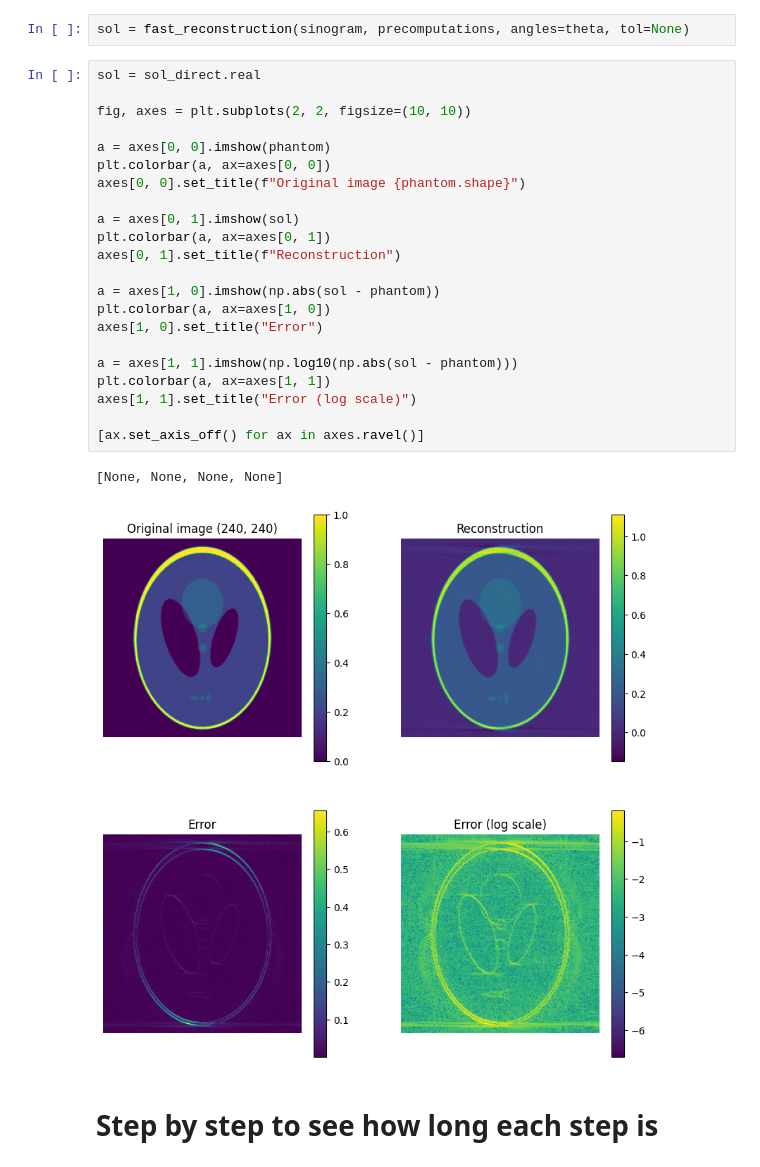
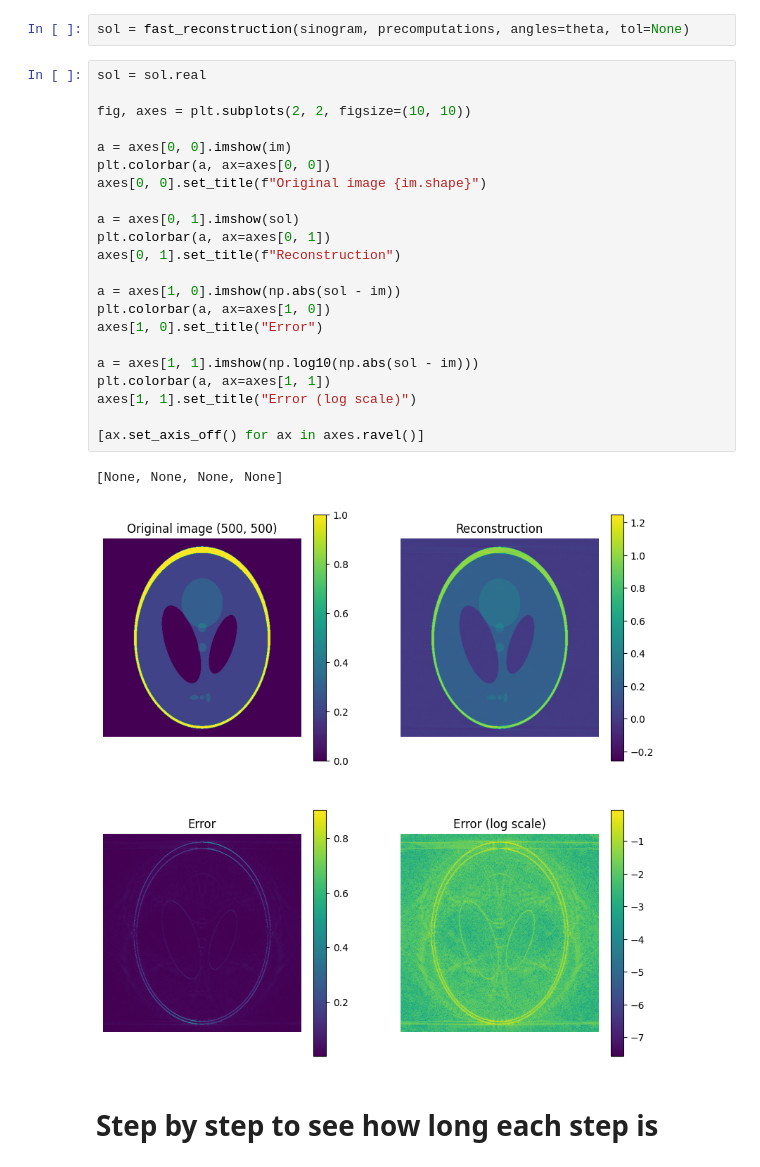
Before and after one commit to Loris0/ppfft, a Jupyter notebook: notebooks/fast_reconstruction.ipynb, the cells around one changed output. Cells and saved outputs as stored; diff of their text form.

```diff
--- a/notebooks/fast_reconstruction.ipynb
+++ b/notebooks/fast_reconstruction.ipynb
@@ -156,30 +156,30 @@ precomputations = precompute_all(n)
 # %%
 sol = fast_reconstruction(sinogram, precomputations, angles=theta, tol=None)
 # %%
-sol = sol_direct.real
+sol = sol.real
 
 fig, axes = plt.subplots(2, 2, figsize=(10, 10))
 
-a = axes[0, 0].imshow(phantom)
+a = axes[0, 0].imshow(im)
 plt.colorbar(a, ax=axes[0, 0])
-axes[0, 0].set_title(f"Original image {phantom.shape}")
+axes[0, 0].set_title(f"Original image {im.shape}")
 
 a = axes[0, 1].imshow(sol)
 plt.colorbar(a, ax=axes[0, 1])
 axes[0, 1].set_title(f"Reconstruction")
 
-a = axes[1, 0].imshow(np.abs(sol - phantom))
+a = axes[1, 0].imshow(np.abs(sol - im))
 plt.colorbar(a, ax=axes[1, 0])
 axes[1, 0].set_title("Error")
 
-a = axes[1, 1].imshow(np.log10(np.abs(sol - phantom)))
+a = axes[1, 1].imshow(np.log10(np.abs(sol - im)))
 plt.colorbar(a, ax=axes[1, 1])
 axes[1, 1].set_title("Error (log scale)")
 
 [ax.set_axis_off() for ax in axes.ravel()]
 # %% [output]
 [None, None, None, None]
-[figure, old version]
+[figure, new version]
 # %% [markdown]
 # Step by step to see how long each step is
 # %%
```
Also changed, not shown: 21 other files.
